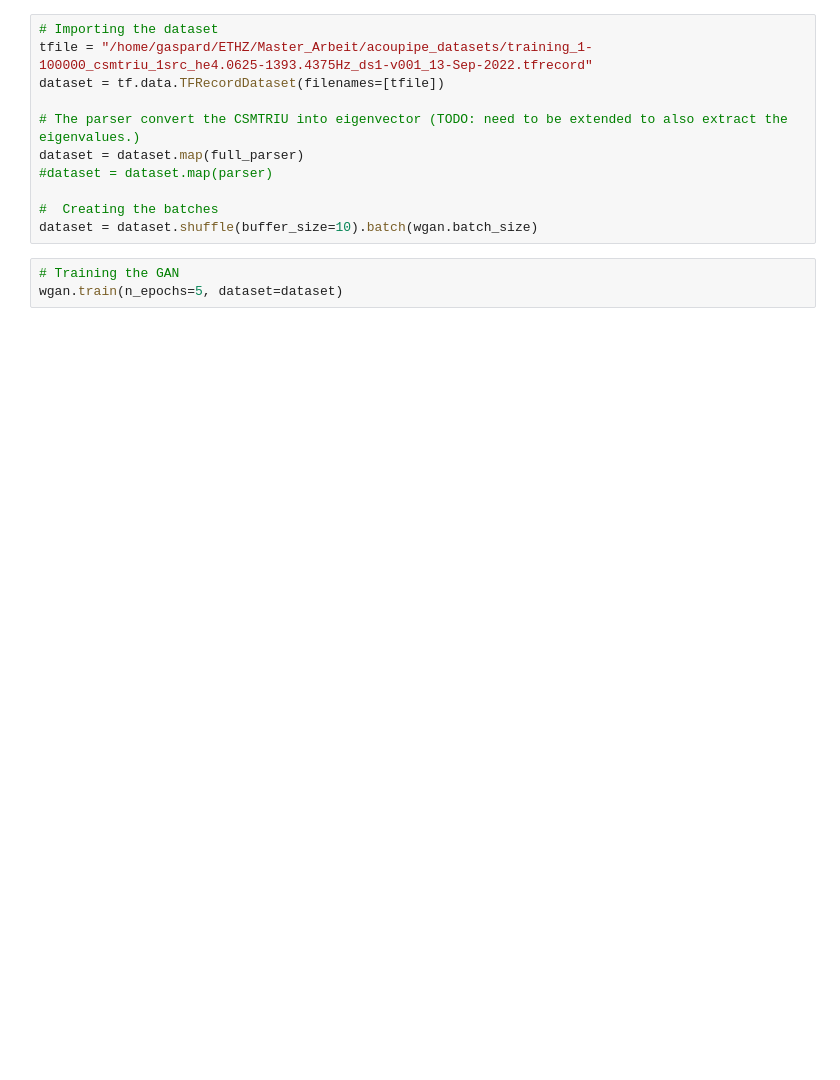
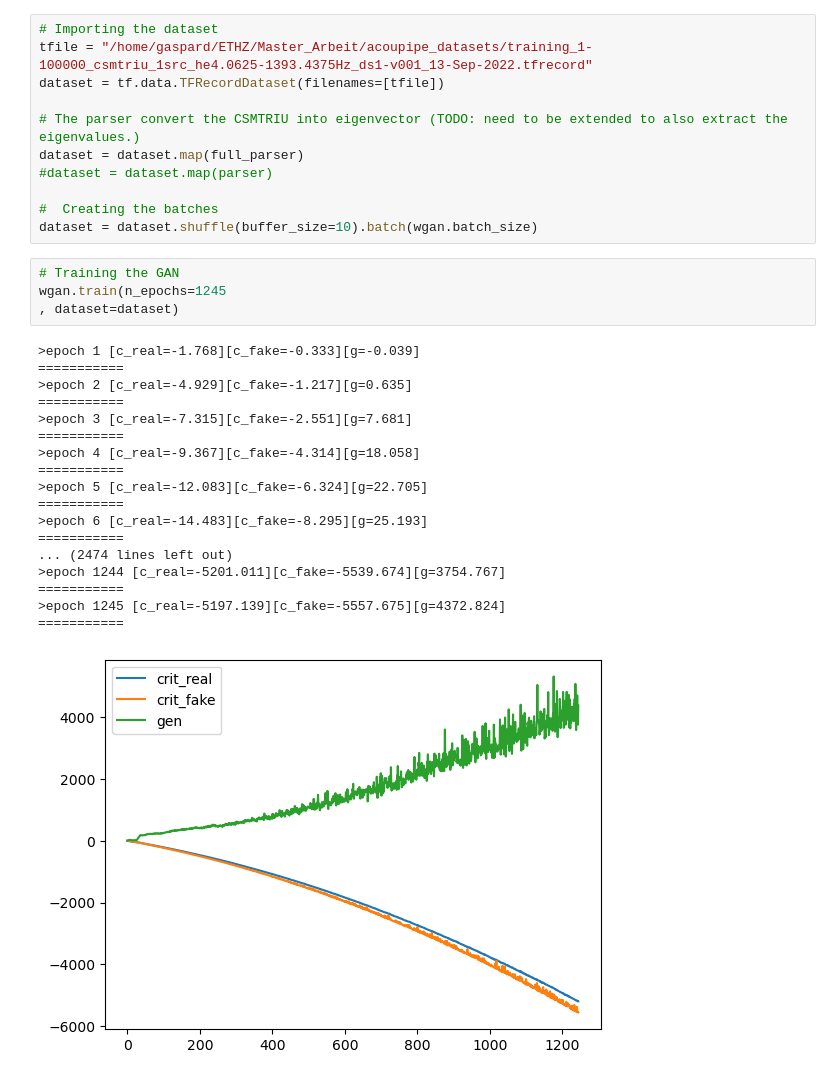
Before and after one commit to raskharkapakh/Master-Arbeit, a Jupyter notebook: python_files/GAN/wgan_notebook.ipynb, the cells around one changed output. Cells and saved outputs as stored; diff of their text form; blank space fills up the shorter version.

```diff
--- a/python_files/GAN/wgan_notebook.ipynb
+++ b/python_files/GAN/wgan_notebook.ipynb
@@ -19,4 +52,24 @@ dataset = dataset.map(full_parser)
 dataset = dataset.shuffle(buffer_size=10).batch(wgan.batch_size)
 # %%
 # Training the GAN
-wgan.train(n_epochs=5, dataset=dataset)
+wgan.train(n_epochs=1245
+, dataset=dataset)
+# %% [output]
+>epoch 1 [c_real=-1.768][c_fake=-0.333][g=-0.039]
+===========
+>epoch 2 [c_real=-4.929][c_fake=-1.217][g=0.635]
+===========
+>epoch 3 [c_real=-7.315][c_fake=-2.551][g=7.681]
+===========
+>epoch 4 [c_real=-9.367][c_fake=-4.314][g=18.058]
+===========
+>epoch 5 [c_real=-12.083][c_fake=-6.324][g=22.705]
+===========
+>epoch 6 [c_real=-14.483][c_fake=-8.295][g=25.193]
+===========
+... (2474 lines left out)
+>epoch 1244 [c_real=-5201.011][c_fake=-5539.674][g=3754.767]
+===========
+>epoch 1245 [c_real=-5197.139][c_fake=-5557.675][g=4372.824]
+===========
+[figure, added]
```
Also changed, not shown: parts of 9 cells of this notebook, 35 other files.
